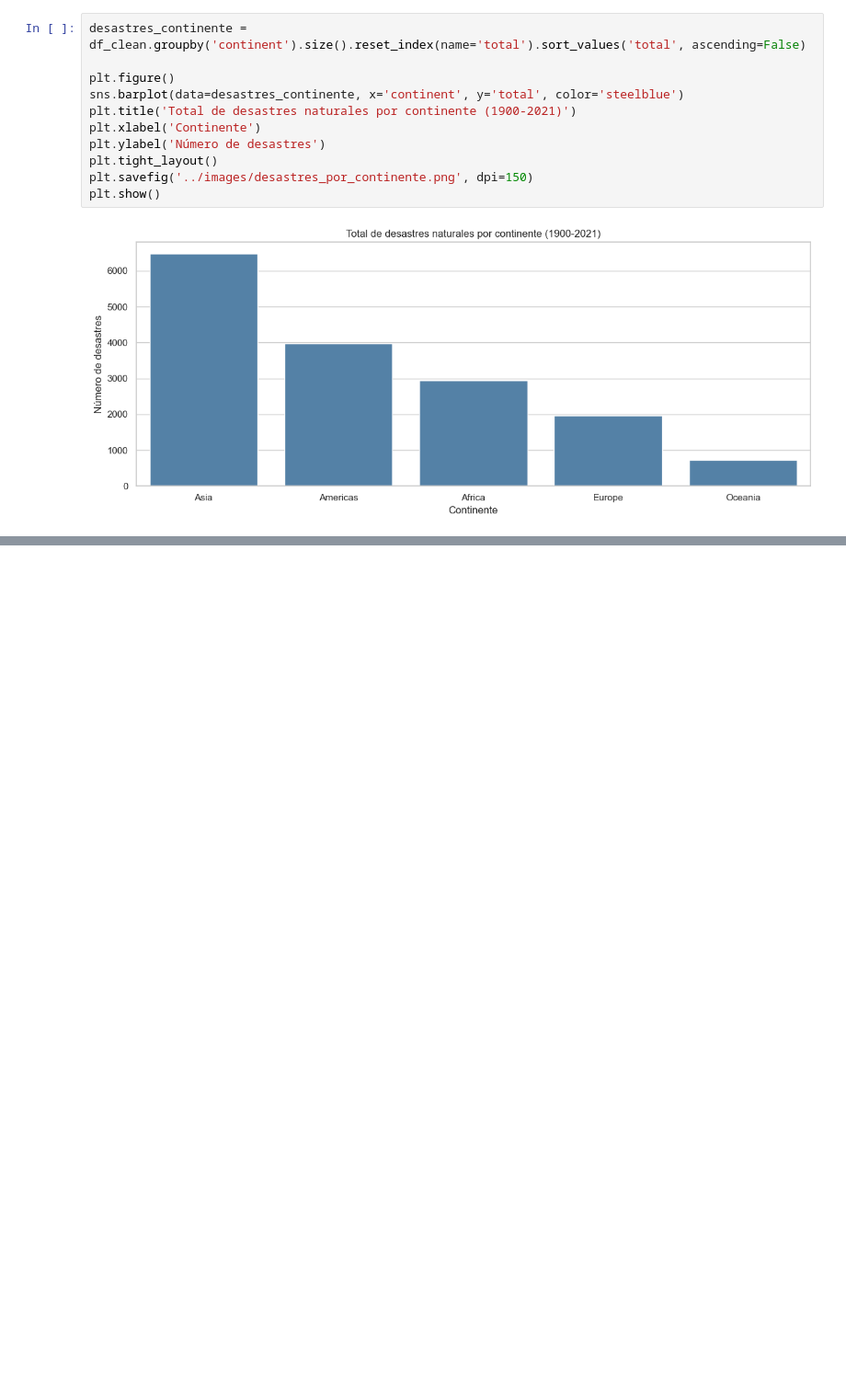
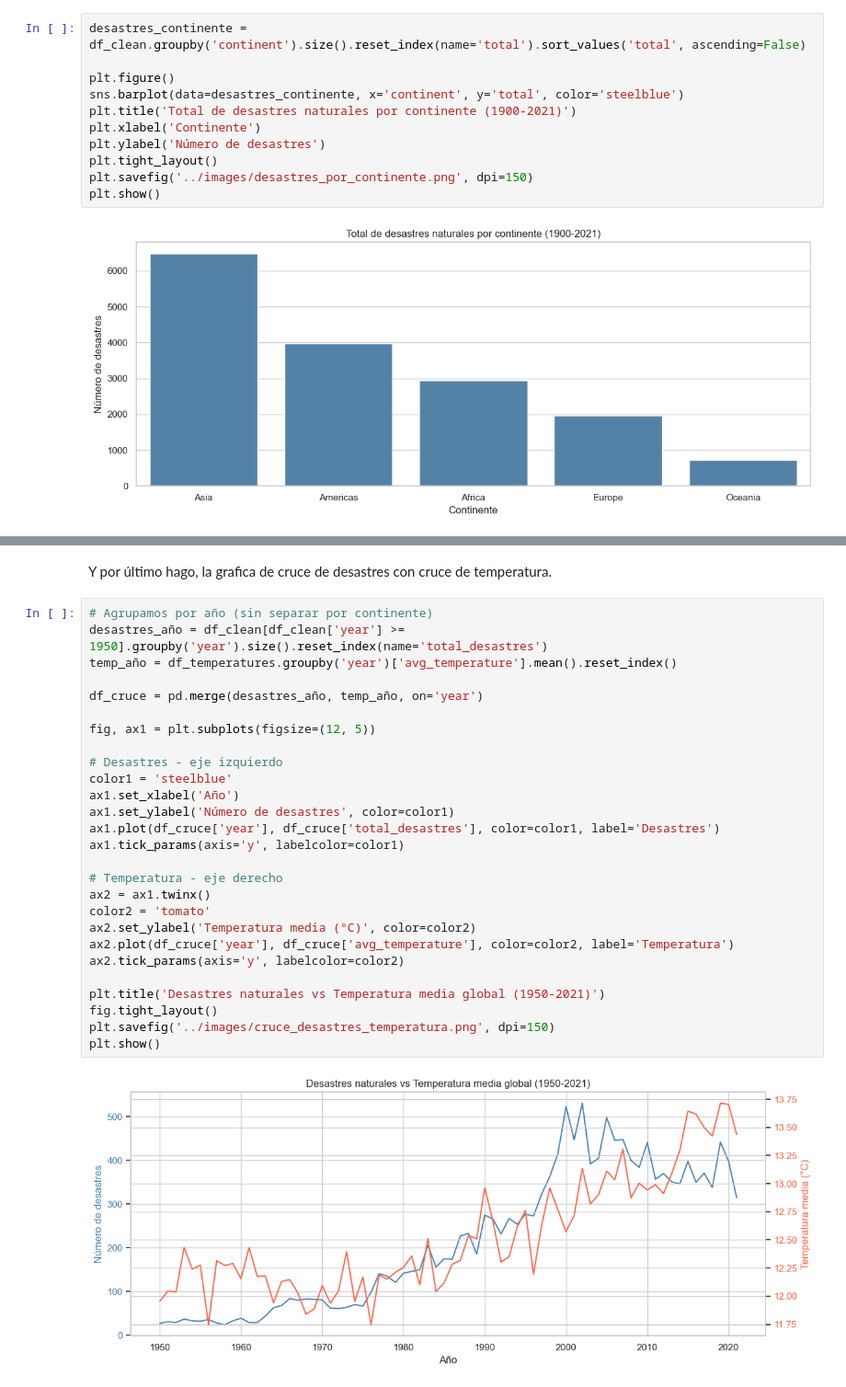
Before and after one commit to erikajcd08/Project-1--Clima-y-Cat-strofres-Naturales, a Jupyter notebook: notebooks/Project 1- Clima y Catastrofes Naturales Notebook.ipynb, the cells around one changed output, grey strips where cells are left out. Shown at 92% size. Cells and saved outputs as stored; diff of their text form; blank space fills up the shorter version.

```diff
--- a/notebooks/Project 1- Clima y Catastrofes Naturales Notebook.ipynb
+++ b/notebooks/Project 1- Clima y Catastrofes Naturales Notebook.ipynb
@@ -547,0 +570,31 @@ Ahora voy a hacer
+# %% [markdown]
+Y por último hago, la grafica de cruce de desastres con cruce de temperatura.
+# %%
+# Agrupamos por año (sin separar por continente)
+desastres_año = df_clean[df_clean['year'] >= 1950].groupby('year').size().reset_index(name='total_desastres')
+temp_año = df_temperatures.groupby('year')['avg_temperature'].mean().reset_index()
+
+df_cruce = pd.merge(desastres_año, temp_año, on='year')
+
+fig, ax1 = plt.subplots(figsize=(12, 5))
+
+# Desastres - eje izquierdo
+color1 = 'steelblue'
+ax1.set_xlabel('Año')
+ax1.set_ylabel('Número de desastres', color=color1)
+ax1.plot(df_cruce['year'], df_cruce['total_desastres'], color=color1, label='Desastres')
+ax1.tick_params(axis='y', labelcolor=color1)
+
+# Temperatura - eje derecho
+ax2 = ax1.twinx()
+color2 = 'tomato'
+ax2.set_ylabel('Temperatura media (°C)', color=color2)
+ax2.plot(df_cruce['year'], df_cruce['avg_temperature'], color=color2, label='Temperatura')
+ax2.tick_params(axis='y', labelcolor=color2)
+
+plt.title('Desastres naturales vs Temperatura media global (1950-2021)')
+fig.tight_layout()
+plt.savefig('../images/cruce_desastres_temperatura.png', dpi=150)
+plt.show()
+# %% [output]
+[figure, added]
```
Also changed, not shown: parts of 8 cells of this notebook, 3 other files.
